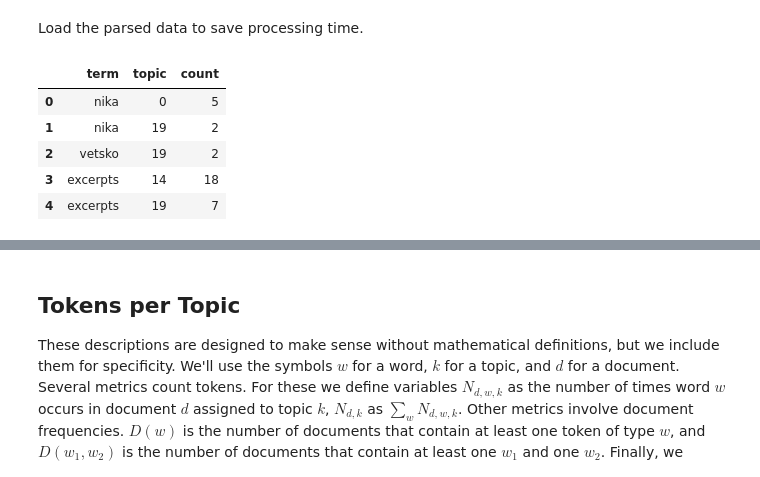
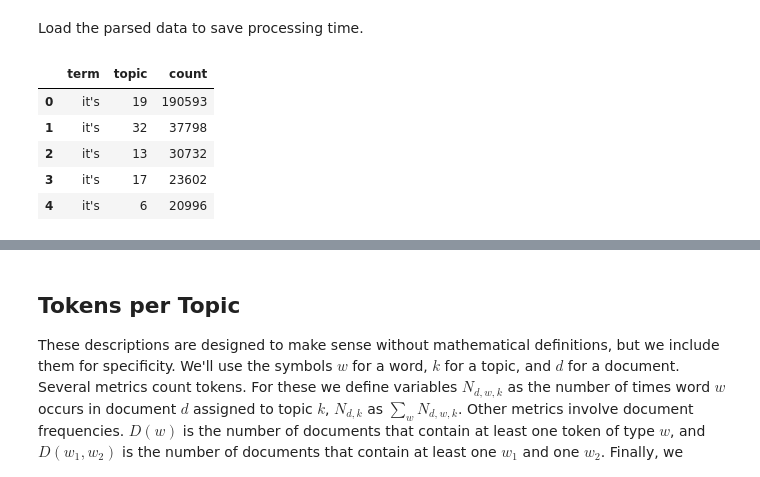
Before and after one commit to dkoban/lda_evaluation, a Jupyter notebook: model_evaluation.ipynb, the cells around one changed output, grey strips where cells are left out. Cells and saved outputs as stored; diff of their text form; code cells hidden in the pictures.

```diff
--- a/model_evaluation.ipynb
+++ b/model_evaluation.ipynb
@@ -78,17 +78,17 @@ Load the parsed data to save processing time.
 # %%
 import seaborn as sns
 import pandas as pd
 import math
 import numpy as np
 
-num_topics = 20
-num_top_terms = 20
-TopicTermFreq = pd.read_csv('/Users/dankoban/Documents/EM6575/mallet_command_line/tidy_topics.csv')
+num_topics = 50
+num_top_terms = 10
+TopicTermFreq = pd.read_csv('/Users/dankoban/Documents/EM6575/mallet_command_line/ct_tidy_topics.csv')
 TopicTermFreq.head()
 # %% [output]
 |  | term | topic | count |
-| 0 | nika | 0 | 5 |
-| 1 | nika | 19 | 2 |
-| 2 | vetsko | 19 | 2 |
-| 3 | excerpts | 14 | 18 |
-| 4 | excerpts | 19 | 7 |
+| 0 | it's | 19 | 190593 |
+| 1 | it's | 32 | 37798 |
+| 2 | it's | 13 | 30732 |
+| 3 | it's | 17 | 23602 |
+| 4 | it's | 6 | 20996 |
```
Also changed, not shown: parts of 21 cells of this notebook, 1 other file.
